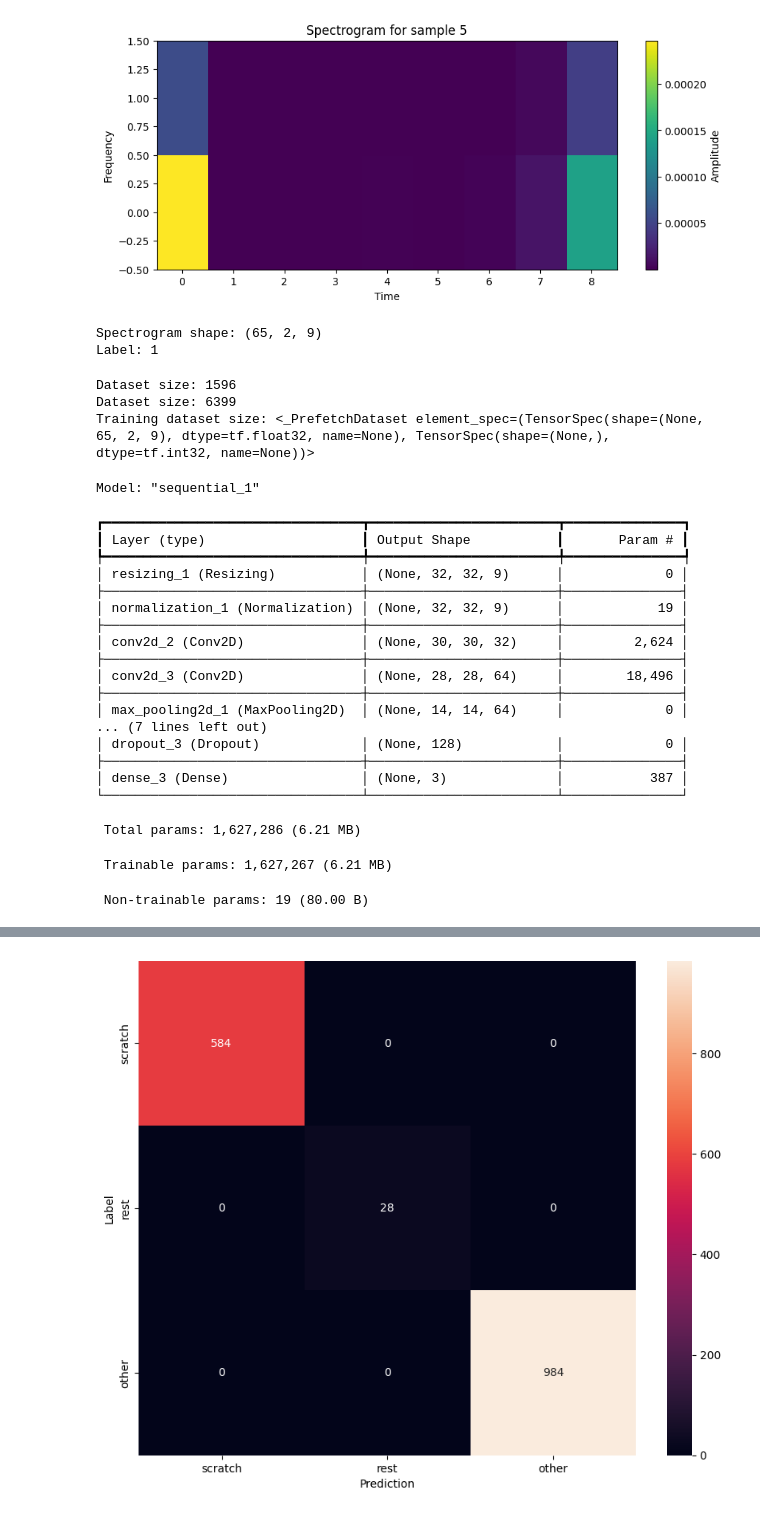
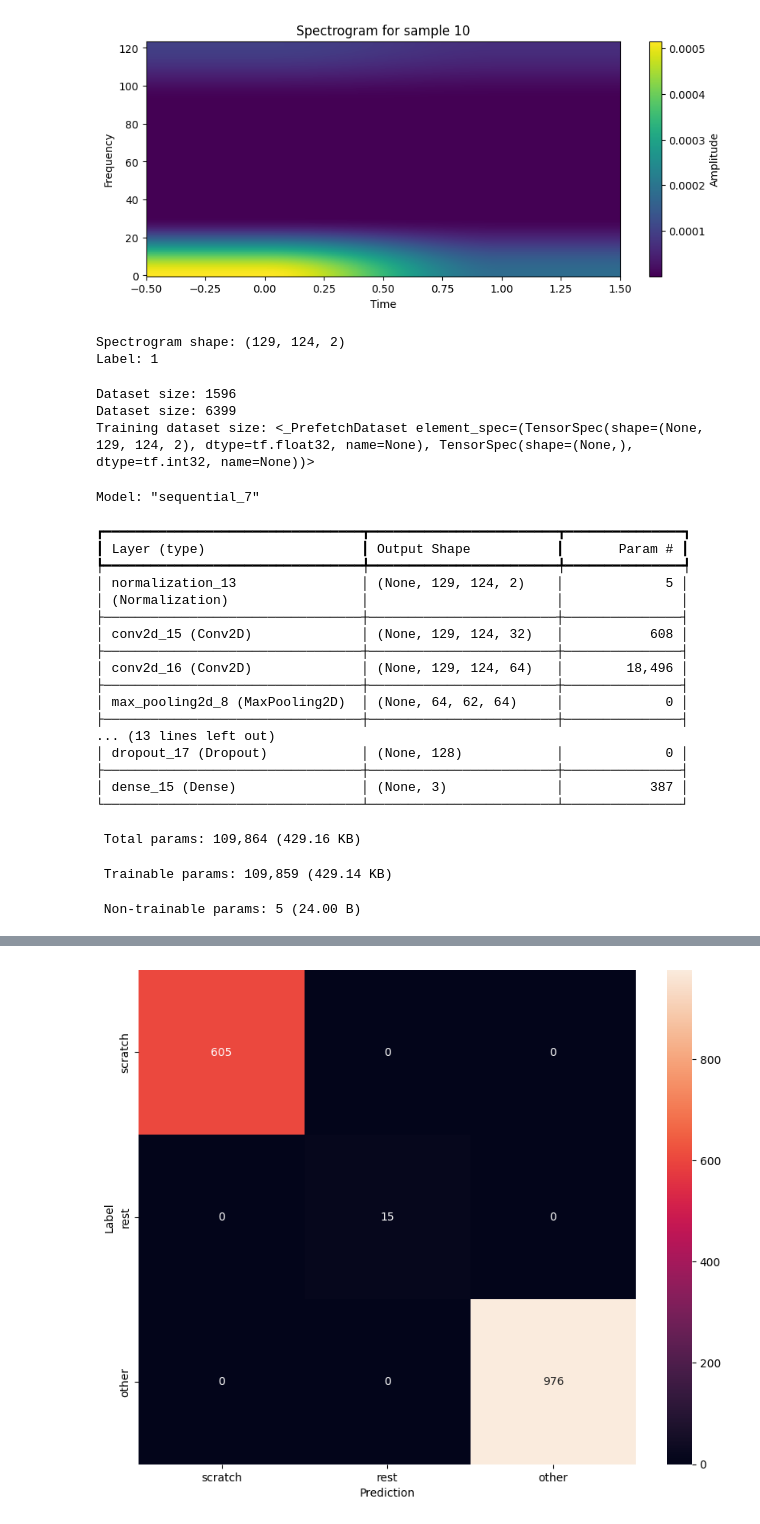
Before and after one commit to Aryanaut/ecz-ware, a Jupyter notebook: training/spectrogram.ipynb, the cells around one changed output, grey strips where cells are left out. Cells and saved outputs as stored; diff of their text form; code cells hidden in the pictures.

```diff
--- a/training/spectrogram.ipynb
+++ b/training/spectrogram.ipynb
@@ -77,29 +81,31 @@ def cleanup(data):
     return data
 # %%
 def stft(x, sampling_rate=1000):
-    f, t, spec = signal.stft(x.numpy(), fs=sampling_rate, nperseg=128, noverlap = 64, nfft=128, boundary='zeros')
+    f, t, spec = signal.stft(x.numpy(), fs=sampling_rate, nperseg=256, noverlap = 250, nfft=256, boundary='zeros')
     return tf.convert_to_tensor(np.abs(spec))
 
 def stft_full(x, sampling_rate=1000): # for visualization
-    f, t, spec = signal.stft(x.numpy(), fs=sampling_rate, nperseg=128, noverlap = 64, nfft=128, boundary='zeros')
+    f, t, spec = signal.stft(x.numpy(), fs=sampling_rate, nperseg=256, noverlap = 250, nfft=256, boundary='zeros')
     return f, t, tf.convert_to_tensor(np.abs(spec))
 
 def get_spectrogram(data: np.ndarray):
     # f, t, z = signal.stft(data, fs=200, nperseg=128, noverlap=50, nfft=128)
     spectrogram = tf.py_function(func=stft, inp=[data], Tout=tf.float32)
+    spectrogram = tf.image.resize(spectrogram[..., tf.newaxis], [129, 124])
+    spectrogram = tf.squeeze(spectrogram, -1)
     # spectrogram.set_shape((129, 124))
     return spectrogram
 # %%
-current_array = scratch_data_800Hz[100:500]
+current_array = scratch_data_800Hz[100:900]
 # print(rest_data_400Hz.shape)
 cleaned = cleanup(current_array)
 cleaned = tf.convert_to_tensor(cleaned, dtype=tf.float32)
-f, t, spec = stft_full(cleaned, sampling_rate=500)
+f, t, spec = stft_full(cleaned, sampling_rate=800)
 s = get_spectrogram(cleaned)
 # print(f, t)
 print(s.shape)
-plt.figure(figsize=(10, 6))
-plt.pcolormesh(t, f, s, shading='gouraud')
+plt.figure(figsize=(10, 4))
+plt.pcolormesh(t, f, spec, shading='gouraud')
 plt.title('Spectrogram')
 plt.ylabel('Frequency [Hz]')
 plt.xlabel('Time [sec]')
@@ -158,10 +164,6 @@ def get_spectrograms(data: np.ndarray, sampling_rate=1000, verbose=False):
         # print(len(sample1))
         sample2 = get_sample(v2, i, sampling_rate=int(sampling_rate / 2))
 
-        if verbose:
-            print(f"Processing sample {i} to {i + int(sampling_rate / 2)}")
-            # print(sample1, sample2)
-
         # print(sample1.shape, sample2.shape)
         sample1 = tf.convert_to_tensor(sample1, dtype=tf.float32)
         sample2 = tf.convert_to_tensor(sample2, dtype=tf.float32)
@@ -169,7 +171,11 @@ def get_spectrograms(data: np.ndarray, sampling_rate=1000, verbose=False):
         spec1 = get_spectrogram(sample1)
         spec2 = get_spectrogram(sample2)
 
-        sample = tf.stack([spec1, spec2], axis=1)
+        if verbose:
+            # print(f"Processing sample {i} to {i + int(sampling_rate / 2)}")
+            print(spec1.shape, spec2.shape)
+
+        sample = tf.stack([spec1, spec2], axis=-1)
         all_spec.append(sample)
         all_labels.append(tf.cast(labels[i], tf.int32))
 
@@ -230,6 +274,6 @@ df_other_train, df_other_test = split_data(other_data)
 # %%
 # dataset manipulation bit
-spec_scratch_train, scratch_labels = get_spectrograms(df_scratch_train, sampling_rate=1000, verbose=True)
+spec_scratch_train, scratch_labels = get_spectrograms(df_scratch_train, sampling_rate=1000)
 spec_rest_train, rest_labels = get_spectrograms(df_rest_train, sampling_rate=1000)
 spec_other_train, other_labels = get_spectrograms(df_other_train, sampling_rate=1000)
 
@@ -276,23 +304,23 @@ Processing sample 533000 to 533500
 # %%
-index = 5
+index = 10
 
 spec = spec_scratch_train[index][0].numpy()
 
 plt.figure(figsize=(10, 4))
 plt.imshow(spec, aspect='auto', origin='lower', cmap='viridis')
 plt.colorbar(label='Amplitude')
 plt.title(f"Spectrogram for sample {index}")
 plt.xlabel("Time")
 plt.ylabel("Frequency")
 plt.show()
 # %% [output]
-[figure, old version]
+[figure, new version]
 # %%
 for spectrogram, label in complete_training_set.take(1):
     print("Spectrogram shape:", spectrogram.shape)
     print("Label:", label.numpy())
 # %% [output]
-Spectrogram shape: (65, 2, 9)
+Spectrogram shape: (129, 124, 2)
 Label: 1
 # %%
 input_shape = spec_all_train[0].shape
@@ -314,44 +342,45 @@ print("Training dataset size:", val_ds)
 
 model = models.Sequential([
     layers.Input(shape=input_shape),
-    Resizing(32, 32),
-    norm_layer,
-    layers.Conv2D(32, 3, activation='relu'),
-    layers.Conv2D(64, 3, activation='relu'),
-    layers.MaxPooling2D(),
+    layers.Normalization(),  # Optionally normalize inputs
+    layers.Conv2D(32, (3,3), activation='relu', padding='same'),
+    layers.Conv2D(64, (3,3), activation='relu', padding='same'),
+    layers.MaxPooling2D((2,2)),
     layers.Dropout(0.25),
-    layers.Flatten(),
+    layers.Conv2D(128, (3,3), activation='relu', padding='same'),
+    layers.MaxPooling2D((2,2)),
+    layers.Dropout(0.25),
+    layers.GlobalAveragePooling2D(),
     layers.Dense(128, activation='relu'),
     layers.Dropout(0.5),
-    layers.Dense(3)  # Assuming 3 classes: scratch, rest, other
+    layers.Dense(3, activation='softmax')  # for 3 classes
 ])
-
 model.summary()
 # %% [output]
 Dataset size: 1596
 Dataset size: 6399
-Training dataset size: <_PrefetchDataset element_spec=(TensorSpec(shape=(None, 65, 2, 9), dtype=tf.float32, name=None), TensorSpec(shape=(None,), dtype=tf.int32, name=None))>
+Training dataset size: <_PrefetchDataset element_spec=(TensorSpec(shape=(None, 129, 124, 2), dtype=tf.float32, name=None), TensorSpec(shape=(None,), dtype=tf.int32, name=None))>
-Model: "sequential_1"
+Model: "sequential_7"
 ┏━━━━━━━━━━━━━━━━━━━━━━━━━━━━━━━━━┳━━━━━━━━━━━━━━━━━━━━━━━━┳━━━━━━━━━━━━━━━┓
 ┃ Layer (type)                    ┃ Output Shape           ┃       Param # ┃
 ┡━━━━━━━━━━━━━━━━━━━━━━━━━━━━━━━━━╇━━━━━━━━━━━━━━━━━━━━━━━━╇━━━━━━━━━━━━━━━┩
-│ resizing_1 (Resizing)           │ (None, 32, 32, 9)      │             0 │
+│ normalization_13                │ (None, 129, 124, 2)    │             5 │
+│ (Normalization)                 │                        │               │
 ├─────────────────────────────────┼────────────────────────┼───────────────┤
-│ normalization_1 (Normalization) │ (None, 32, 32, 9)      │            19 │
+│ conv2d_15 (Conv2D)              │ (None, 129, 124, 32)   │           608 │
 ├─────────────────────────────────┼────────────────────────┼───────────────┤
-│ conv2d_2 (Conv2D)               │ (None, 30, 30, 32)     │         2,624 │
+│ conv2d_16 (Conv2D)              │ (None, 129, 124, 64)   │        18,496 │
 ├─────────────────────────────────┼────────────────────────┼───────────────┤
-│ conv2d_3 (Conv2D)               │ (None, 28, 28, 64)     │        18,496 │
+│ max_pooling2d_8 (MaxPooling2D)  │ (None, 64, 62, 64)     │             0 │
 ├─────────────────────────────────┼────────────────────────┼───────────────┤
-│ max_pooling2d_1 (MaxPooling2D)  │ (None, 14, 14, 64)     │             0 │
-... (7 lines left out)
-│ dropout_3 (Dropout)             │ (None, 128)            │             0 │
+... (13 lines left out)
+│ dropout_17 (Dropout)            │ (None, 128)            │             0 │
 ├─────────────────────────────────┼────────────────────────┼───────────────┤
-│ dense_3 (Dense)                 │ (None, 3)              │           387 │
+│ dense_15 (Dense)                │ (None, 3)              │           387 │
 └─────────────────────────────────┴────────────────────────┴───────────────┘
- Total params: 1,627,286 (6.21 MB)
+ Total params: 109,864 (429.16 KB)
- Trainable params: 1,627,267 (6.21 MB)
+ Trainable params: 109,859 (429.14 KB)
- Non-trainable params: 19 (80.00 B)
+ Non-trainable params: 5 (24.00 B)
 # %%
 model.compile(optimizer='adam',
               loss=tf.keras.losses.SparseCategoricalCrossentropy(from_logits=True),
```
Also changed, not shown: parts of 12 cells of this notebook, 1 other file.
